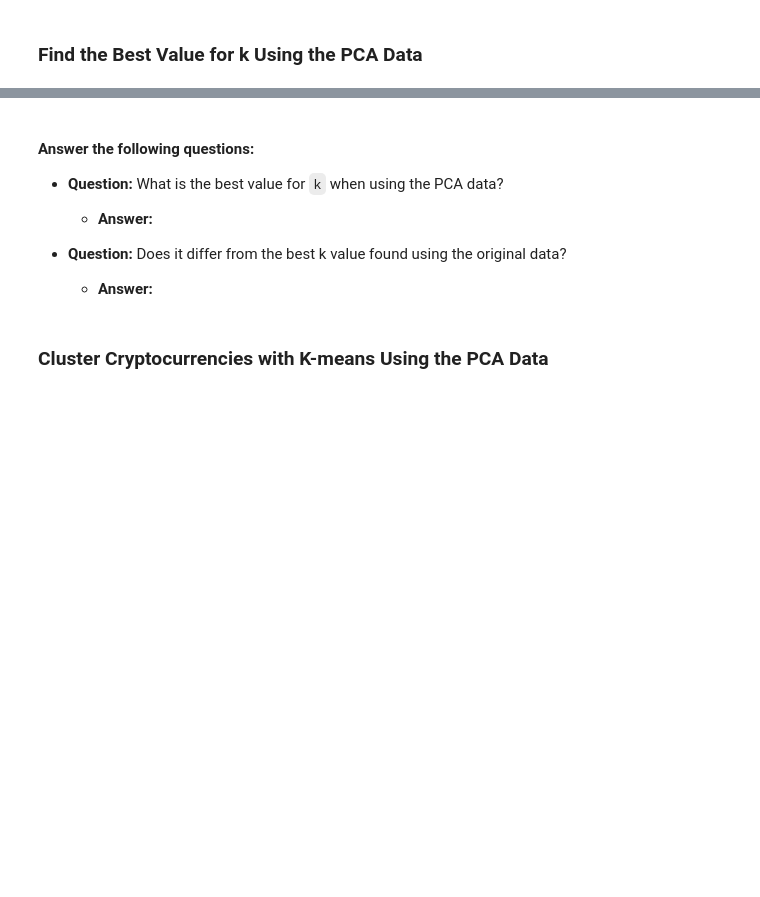
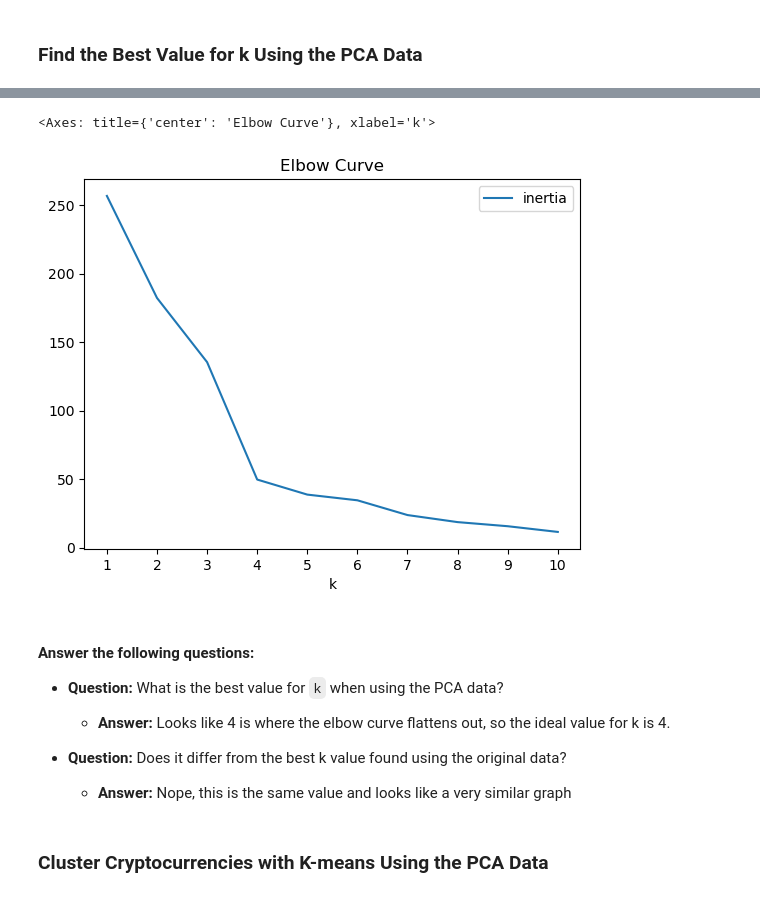
Before and after one commit to BrandonWelsh/CryptoClustering, a Jupyter notebook: Crypto_Clustering.ipynb, the cells around one changed output, grey strips where cells are left out. Cells and saved outputs as stored; diff of their text form; code cells hidden in the pictures; blank space fills up the shorter version.

```diff
--- a/Crypto_Clustering.ipynb
+++ b/Crypto_Clustering.ipynb
@@ -296,16 +311,23 @@ array([0.3719856 , 0.34700813, 0.17603793])
 # %%
 # Plot a line chart with all the inertia values computed with
 # the different values of k to visually identify the optimal value for k.
+df_elbow2.plot.line(x="k",
+                   y="inertia",
+                   title="Elbow Curve",
+                   xticks=k)
+# %% [output]
+<Axes: title={'center': 'Elbow Curve'}, xlabel='k'>
+[figure, added]
 # %% [markdown]
 #### Answer the following questions:
 * **Question:** What is the best value for `k` when using the PCA data?
 
-  * **Answer:**
+  * **Answer:** Looks like 4 is where the elbow curve flattens out, so the ideal value for k is 4.
 
 
 * **Question:** Does it differ from the best k value found using the original data?
 
-  * **Answer:**
+  * **Answer:** Nope, this is the same value and looks like a very similar graph
 # %% [markdown]
 ### Cluster Cryptocurrencies with K-means Using the PCA Data
 # %%
```
Also changed, not shown: parts of 3 cells of this notebook, 1 other file.
